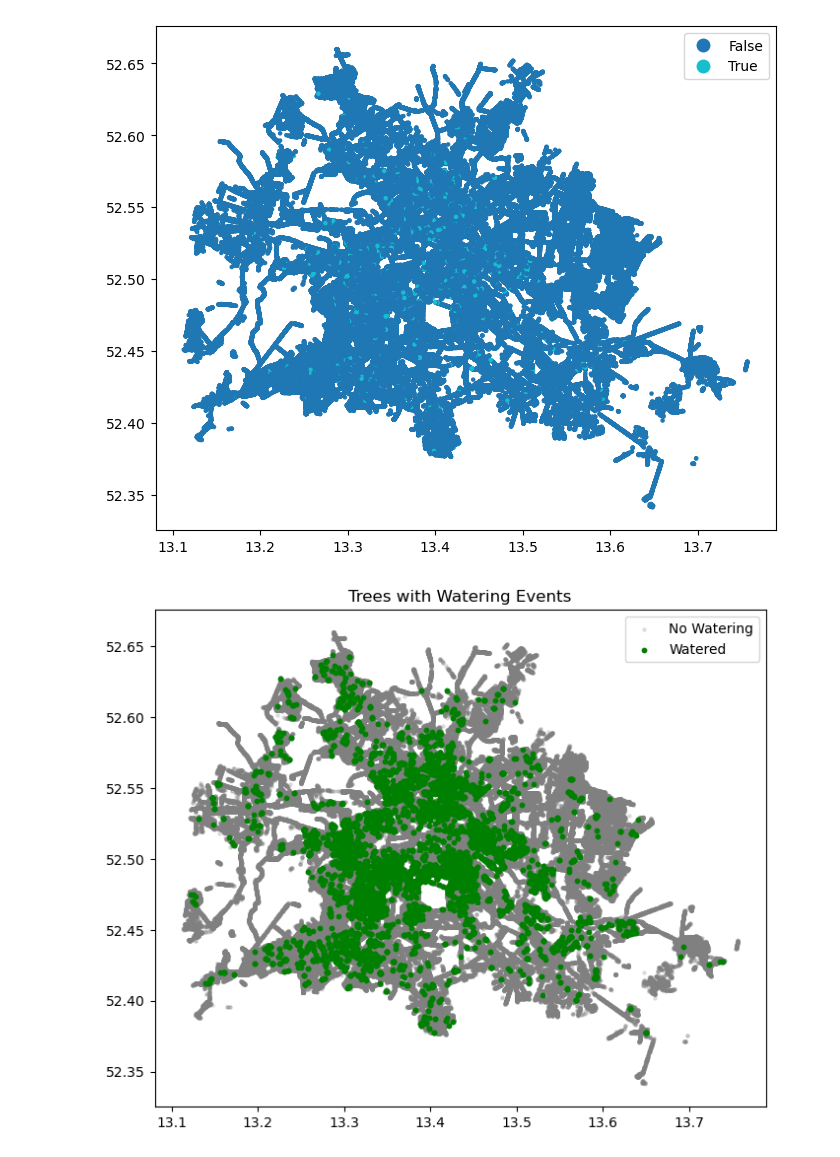
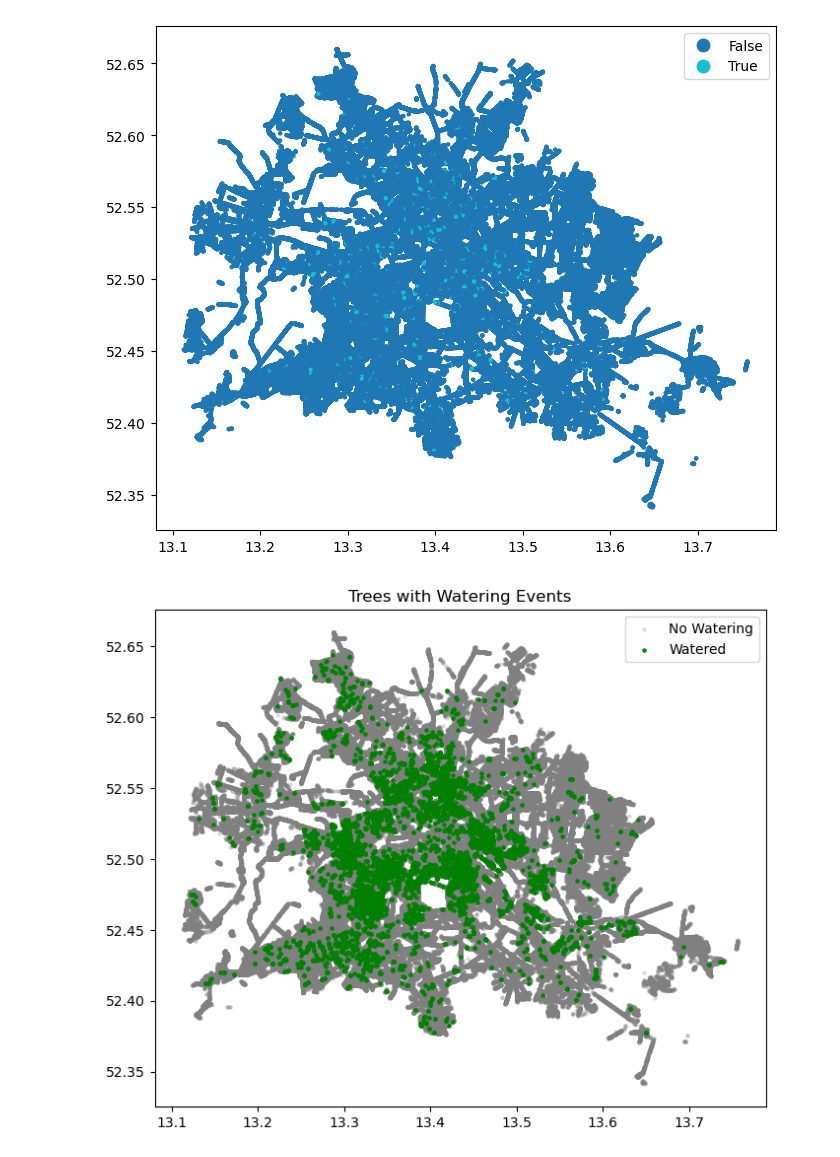
Before and after one commit to ninaimmenroth/urban-tech-berlin-trees, a Jupyter notebook: merge_datasets.ipynb, the cells around one changed output. Drawn from its saved outputs; the diff is of its cells as text; code cells hidden in the pictures.

```diff
--- a/merge_datasets.ipynb
+++ b/merge_datasets.ipynb
@@ -93,29 +120,29 @@ ax = gdf_merged.plot(
 # %%
 import matplotlib.pyplot as plt
 
 fig, ax = plt.subplots(figsize=(8, 8))
 
 # Plot false points first (transparent)
 gdf_merged[gdf_merged['has_watering'] == False].plot(
     ax=ax,
     color='grey',
     alpha=0.2,
     markersize=5,
     zorder=1,
     label='No Watering'
 )
 
 # Plot true points on top (solid color)
 gdf_merged[gdf_merged['has_watering'] == True].plot(
     ax=ax,
     color='green',
-    markersize=10,
+    markersize=5,
     zorder=2,
     label='Watered'
 )
 
 ax.set_title("Trees with Watering Events")
 ax.legend()
 plt.show()
 # %% [output]
-[figure, old version]
+[figure, new version]
```
Also changed, not shown: parts of 2 cells of this notebook, 2 other files.
